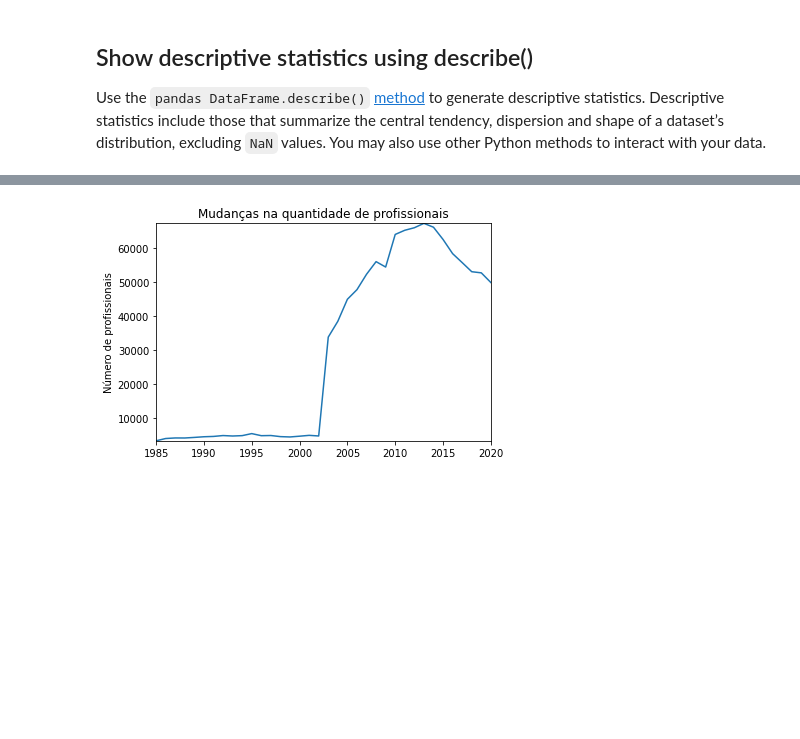
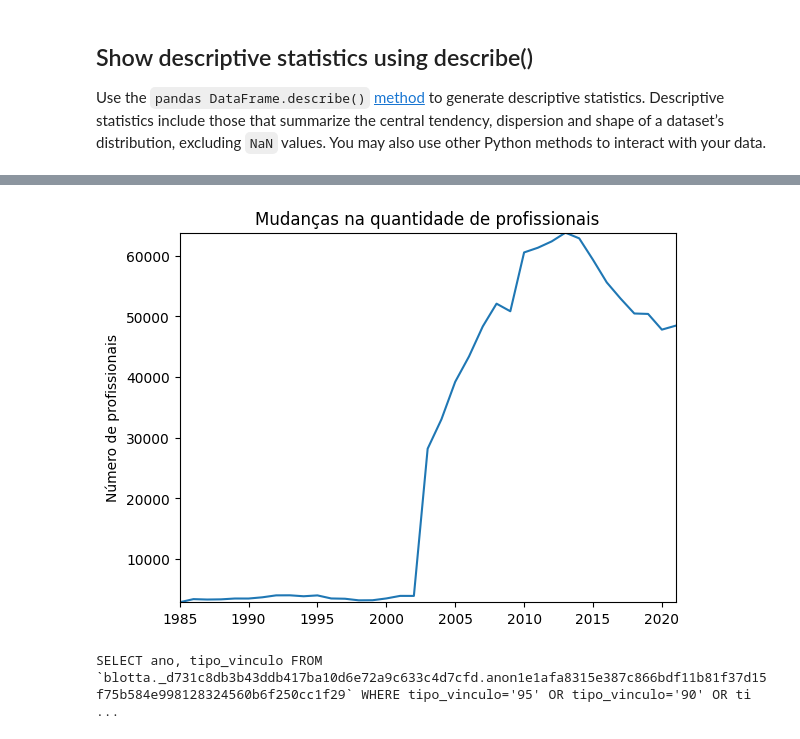
Before and after one commit to diogomleite/transformacaotrabalhojornalistas, a Jupyter notebook: Querys.ipynb, the cells around one changed output, grey strips where cells are left out. Saved outputs shown, nothing was run; the diff lists cells and outputs as text; code cells hidden in the pictures; blank space fills up the shorter version.

```diff
--- a/Querys.ipynb
+++ b/Querys.ipynb
@@ -69,0 +86,2 @@ import pandas as pd
+# %%
+results = results.drop(columns=['cbo_2002'])
@@ -69,0 +122,10 @@ import pandas as pd
+# %%
+q25 = np.percentile(results.valor_remuneracao_media_sm, 25)
+q75 = np.percentile(results.valor_remuneracao_media_sm, 75)
+intr_qr = q75-q25
+
+max = q75+(1.5*intr_qr)
+min = q25-(1.5*intr_qr)
+
+results.loc[results.valor_remuneracao_media_sm < min] = np.nan
+results.loc[results.valor_remuneracao_media_sm > max] = np.nan
@@ -69,0 +162,5 @@ import pandas as pd
+# %%
+idadeusar = idadeusar.dropna()
+remuneracao = results.dropna(subset=['valor_remuneracao_media_sm'])
+horasusar = horasusar.dropna()
+tempoempregousar = tempoempregousar.dropna()
@@ -137,7 +265,7 @@ pd.DataFrame(a2).to_csv('horas.csv', sep = ';', header  = ['quantidade_horas_con
 # Análise de remuneração
 
 fig, ax = plt.subplots()
-groupbyyear = results.loc[:, ['ano', 'tempo_emprego', 'quantidade_horas_contratadas', 'valor_remuneracao_media_sm', 'idade']].groupby('ano')
+groupbyyear = remuneracao.loc[:, ['ano', 'tempo_emprego', 'quantidade_horas_contratadas', 'valor_remuneracao_media_sm', 'idade']].groupby('ano')
 avgs = groupbyyear.mean()
 x3 = avgs.index
 y3 = avgs.valor_remuneracao_media_sm
@@ -149,11 +277,20 @@ pd.DataFrame(a3).to_csv('salário.csv', sep = ';', header  = ['remuneracao'])
 # %%
 #Análise do número de profissionais
 
+profissionais = results.dropna(subset=['ano'])
 fig, ax = plt.subplots()
+groupbyyear = profissionais.loc[:, ['ano']].groupby('ano')
 counts1 = groupbyyear.ano.value_counts()
 a4 = np.asarray(counts1)
-plot(x, a4, ax, 'Mudanças na quantidade de profissionais', 'Número de profissionais')
+plot(x3, a4, ax, 'Mudanças na quantidade de profissionais', 'Número de profissionais')
 pd.DataFrame(a4).to_csv('profissionais.csv', sep = ';', header = ['total'])
 # %% [output]
-[figure, old version]
+[figure, new version]
+# %%
+# Running this code will display the query used to generate your previous job
+
+job = client.get_job('bquxjob_41f403ca_1881c883d4a') # Job ID inserted based on the query results selected to explore
+print(job.query)
+# %% [output]
+SELECT ano, tipo_vinculo FROM `blotta._d731c8db3b43ddb417ba10d6e72a9c633c4d7cfd.anon1e1afa8315e387c866bdf11b81f37d15f75b584e998128324560b6f250cc1f29` WHERE tipo_vinculo='95' OR tipo_vinculo='90' OR ti ...
 # %%
```
Also changed, not shown: parts of 37 cells of this notebook.
